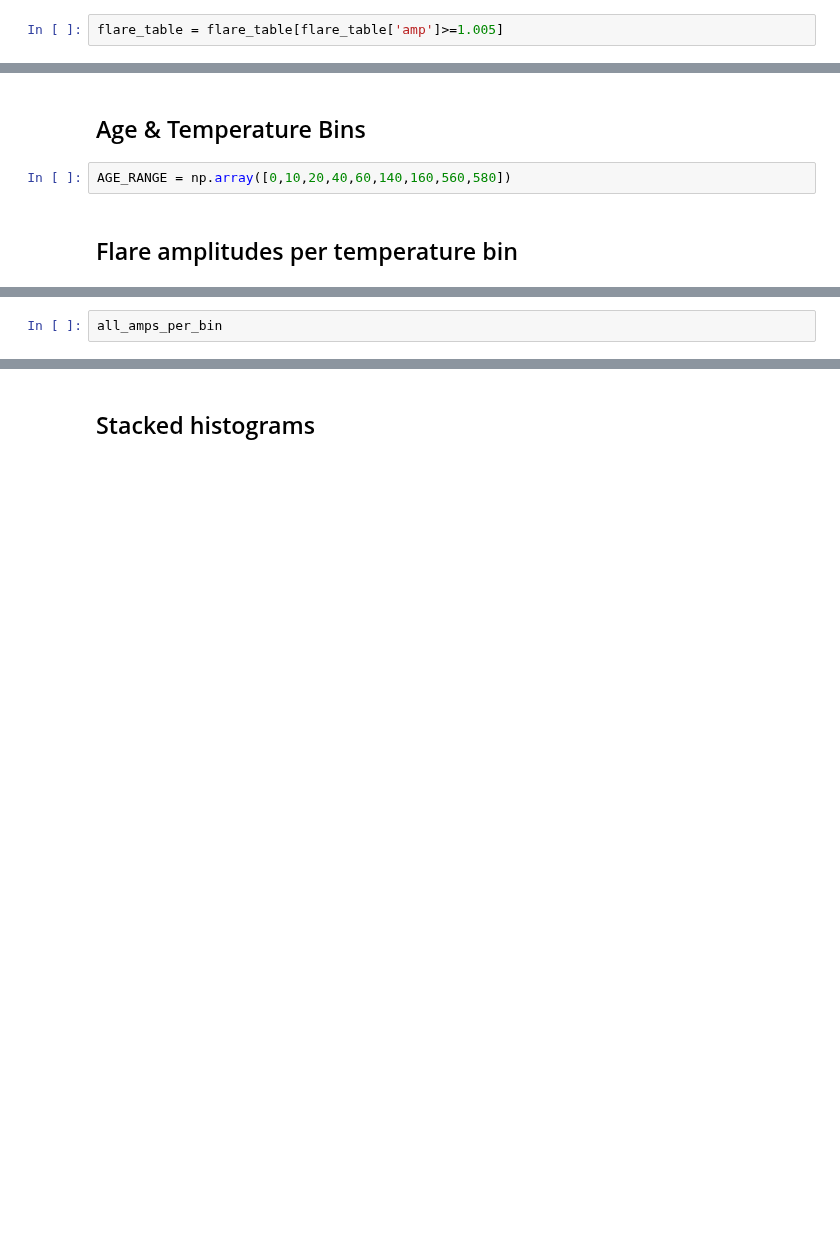
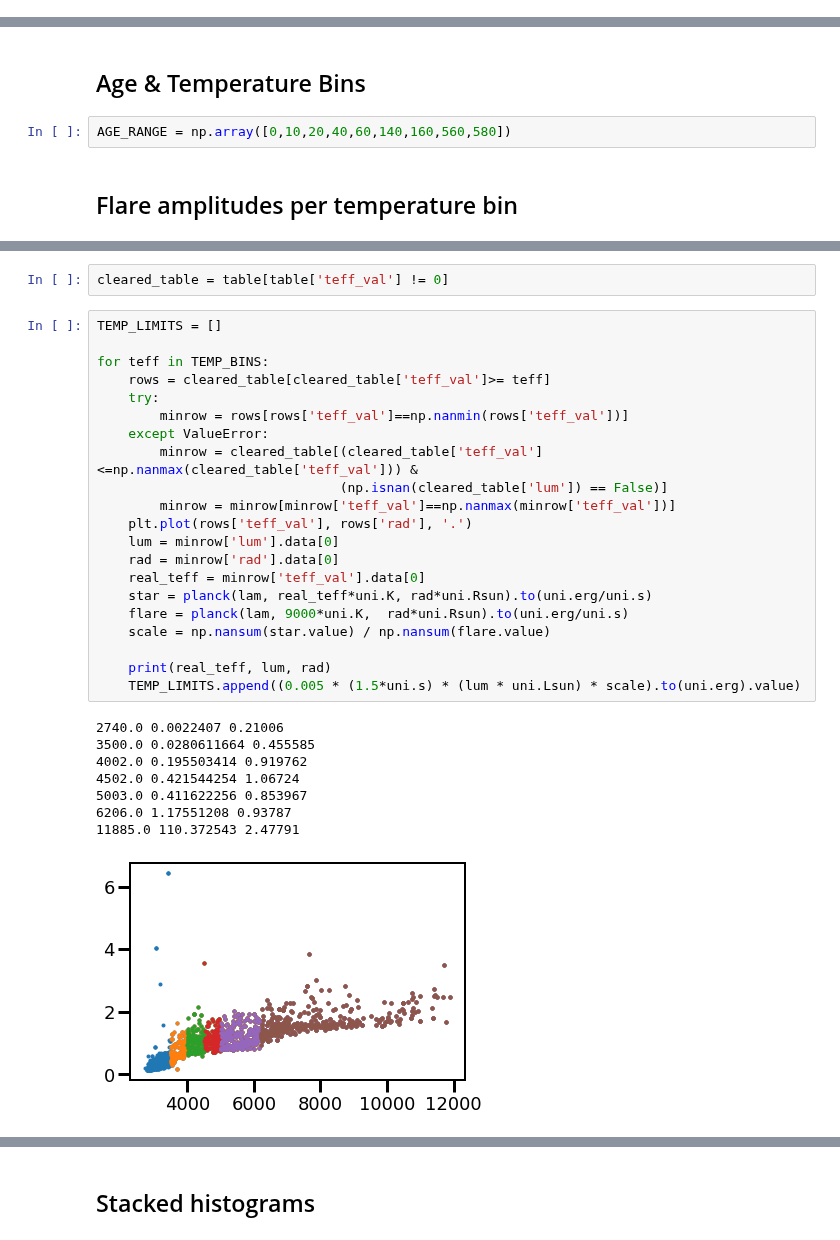
Before and after one commit to afeinstein20/stella, a Jupyter notebook: notebooks/plotting.ipynb, the cells around one changed output, grey strips where cells are left out. Drawn from its saved outputs; the diff is of its cells as text; blank space fills up the shorter version.

```diff
--- a/notebooks/plotting.ipynb
+++ b/notebooks/plotting.ipynb
@@ -403,5 +414,3 @@ scale = np.nansum(star.value) / np.nansum(flare.value)
 (0.005 * (1.5*uni.s) * (0.338153869 * uni.Lsun) * scale).to(uni.erg)
 # %% [output]
 $6.3111784 \times 10^{29} \; \mathrm{erg}$
-# %%
-flare_table = flare_table[flare_table['amp']>=1.005]
@@ -835,5 +787,35 @@ for z in range(len(TEMP_BINS)-1):
     all_amps_per_bin[z]    = temp_amps
     all_ages_per_bin[z]    = temp_ages
     all_tics_per_bin[z]    = temp_tics
-# %%
-all_amps_per_bin
+# %%
+cleared_table = table[table['teff_val'] != 0]
+# %%
+TEMP_LIMITS = []
+
+for teff in TEMP_BINS:
+    rows = cleared_table[cleared_table['teff_val']>= teff]
+    try:
+        minrow = rows[rows['teff_val']==np.nanmin(rows['teff_val'])]
+    except ValueError:
+        minrow = cleared_table[(cleared_table['teff_val']<=np.nanmax(cleared_table['teff_val'])) &
+                               (np.isnan(cleared_table['lum']) == False)]
+        minrow = minrow[minrow['teff_val']==np.nanmax(minrow['teff_val'])]
+    plt.plot(rows['teff_val'], rows['rad'], '.')
+    lum = minrow['lum'].data[0]
+    rad = minrow['rad'].data[0]
+    real_teff = minrow['teff_val'].data[0]
+    star = planck(lam, real_teff*uni.K, rad*uni.Rsun).to(uni.erg/uni.s)
+    flare = planck(lam, 9000*uni.K,  rad*uni.Rsun).to(uni.erg/uni.s)
+    scale = np.nansum(star.value) / np.nansum(flare.value)
+
+    print(real_teff, lum, rad)
+    TEMP_LIMITS.append((0.005 * (1.5*uni.s) * (lum * uni.Lsun) * scale).to(uni.erg).value)
+# %% [output]
+2740.0 0.0022407 0.21006
+3500.0 0.0280611664 0.455585
+4002.0 0.195503414 0.919762
+4502.0 0.421544254 1.06724
+5003.0 0.411622256 0.853967
+6206.0 1.17551208 0.93787
+11885.0 110.372543 2.47791
+[figure, added]
```
Also changed, not shown: parts of 12 cells of this notebook.
